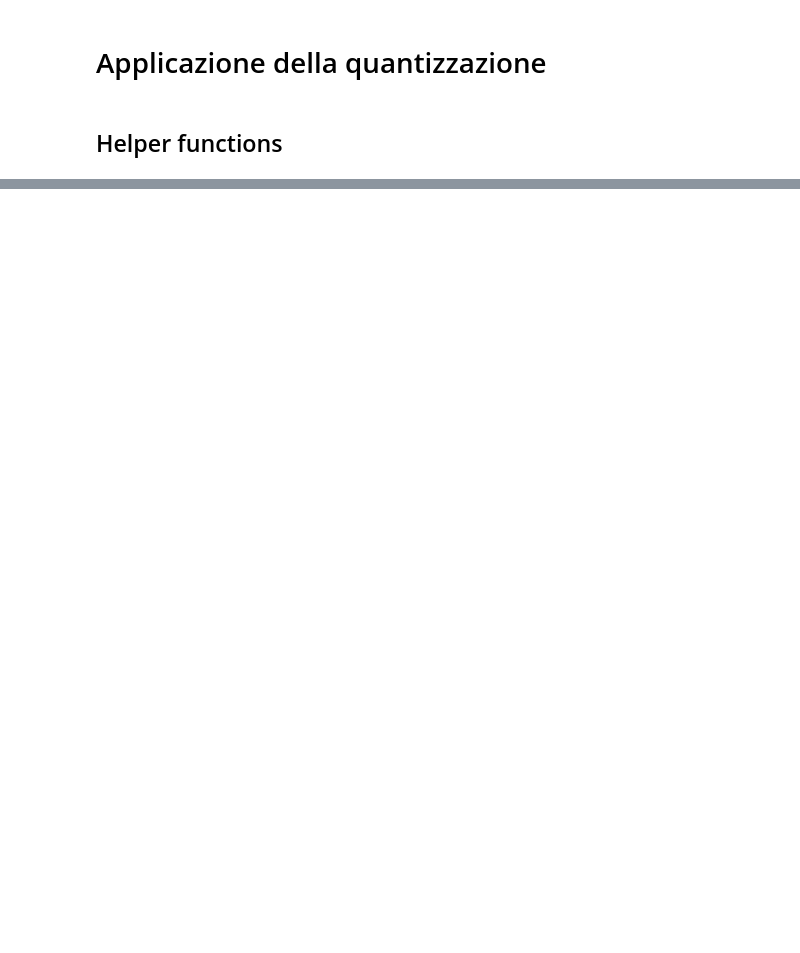
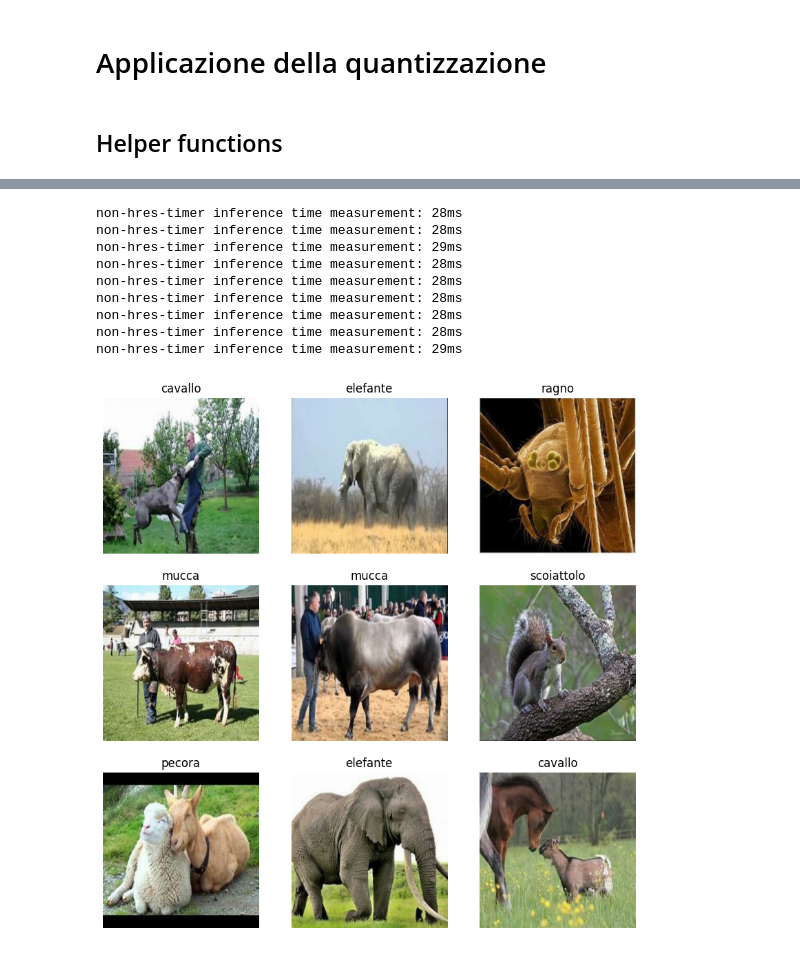
Before and after one commit to StefanoBelli/recognize-animals, a Jupyter notebook: recognize_animals.ipynb, the cells around one changed output, grey strips where cells are left out. Saved outputs shown, nothing was run; the diff lists cells and outputs as text; code cells hidden in the pictures; blank space fills up the shorter version.

Commit message:
Rewriting TFLite utils... making it work!

```diff
--- a/recognize_animals.ipynb
+++ b/recognize_animals.ipynb
@@ -95,6 +90,19 @@ training_set = __Training_set
 print(f"num of training set batches: {len(training_set)} so {len(training_set) * BATCH_SIZE} elems")
 print(f"num of validation set batches: {len(validation_set)} so {len(validation_set) * BATCH_SIZE} elems")
 print(f"num of testing set batches: {len(testing_set)} so {len(testing_set) * BATCH_SIZE} elems")
+
+dataset_labels = {
+        0 : "cane",
+        1 : "cavallo",
+        2 : "elefante",
+        3 : "farfalla",
+        4 : "gallina",
+        5 : "gatto",
+        6 : "mucca",
+        7 : "pecora",
+        8 : "ragno",
+        9 : "scoiattolo"
+    }
 # %% [output]
 Found 26128 files belonging to 10 classes.
 Using 18290 files for training.
@@ -409,0 +417,2 @@ class TFLiteUtils:
+# %%
+vaset_cached = CachedDataset(validation_set.take(int(0.1 * len(validation_set))))
@@ -409,0 +421,14 @@ class TFLiteUtils:
+# %%
+vaset_cached.shuffle()
+predict_3x3_from_dataset_tflite(vaset_cached, "test1")
+# %% [output]
+non-hres-timer inference time measurement: 28ms
+non-hres-timer inference time measurement: 28ms
+non-hres-timer inference time measurement: 29ms
+non-hres-timer inference time measurement: 28ms
+non-hres-timer inference time measurement: 28ms
+non-hres-timer inference time measurement: 28ms
+non-hres-timer inference time measurement: 28ms
+non-hres-timer inference time measurement: 28ms
+non-hres-timer inference time measurement: 29ms
+[figure, added]
```
Also changed, not shown: parts of 8 cells of this notebook.
